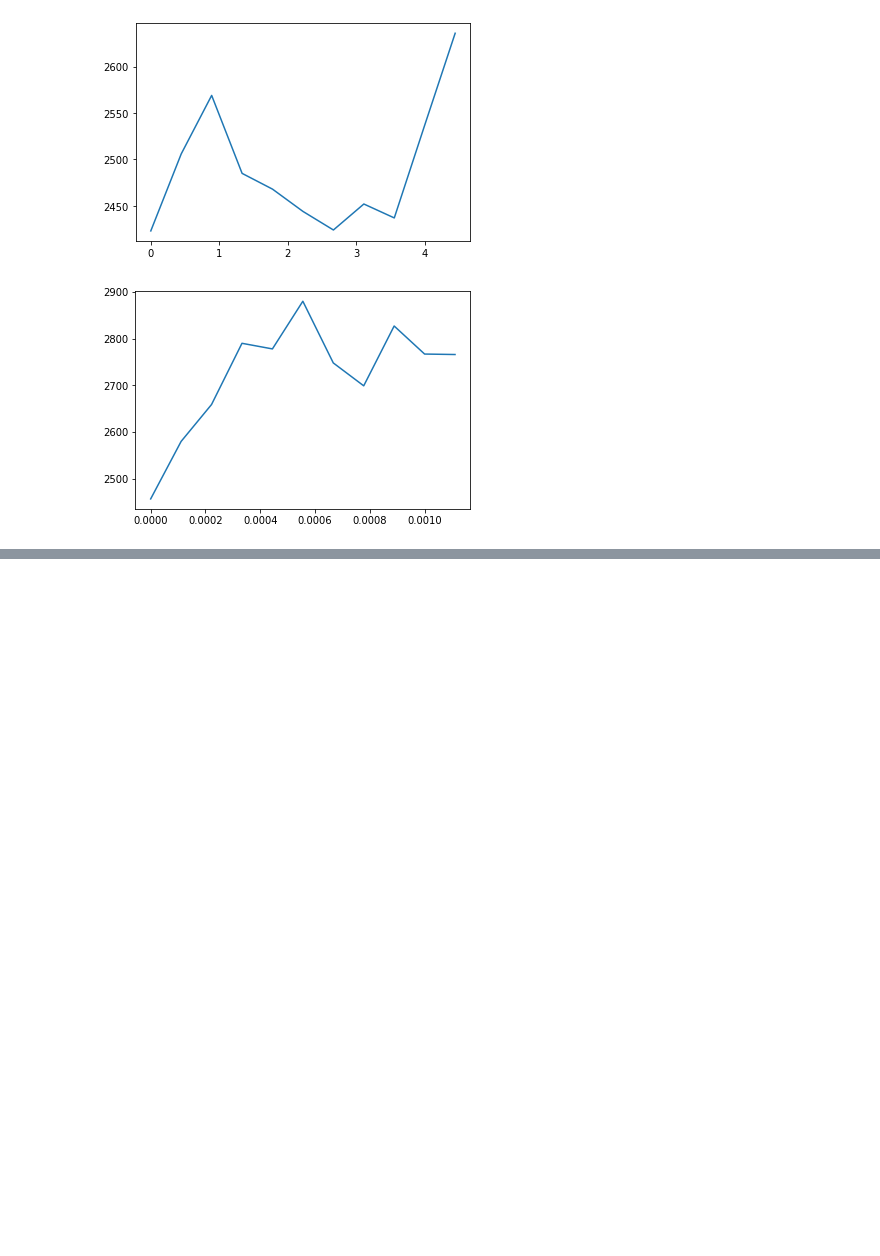
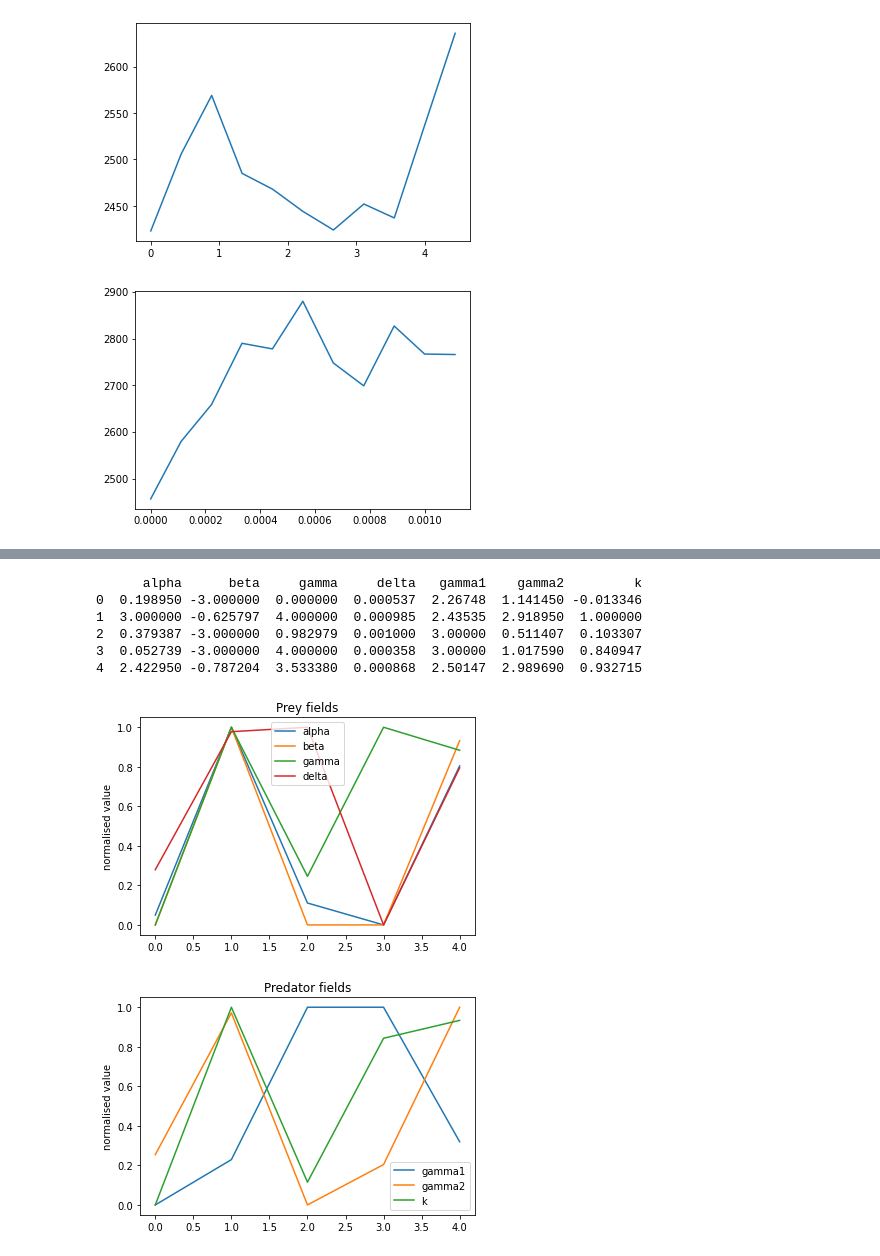
Before and after one commit to ice-cube-1/herring-1, a Jupyter notebook: analysis/various.ipynb, the cells around one changed output, grey strips where cells are left out. Cells and saved outputs as stored; diff of their text form; code cells hidden in the pictures; blank space fills up the shorter version.

```diff
--- a/analysis/various.ipynb
+++ b/analysis/various.ipynb
@@ -89,0 +89,46 @@ for i,val in enumerate(["gamma1","gamma2","k"]):
+# %%
+iterationCount = 5
+prey_fields = ('alpha','beta','gamma','delta')
+predator_fields = ('gamma1','gamma2','k')
+df = pd.DataFrame()
+for i in prey_fields: df[i] = [0 for _ in range(iterationCount)]
+for i in predator_fields: df[i] = [0 for _ in range(iterationCount)]
+for i in range(iterationCount):
+    csv = pd.read_csv(f"prey_output_{i}.csv")
+    best = csv.sort_values(by='alive', ascending=False).head(1).iloc[0]
+    for j in range(4):
+        df.iloc[i,j] = best[j]
+    csv = pd.read_csv(f"predator_output_{i}.csv")
+    best = csv.sort_values(by='alive', ascending=True).head(1).iloc[0]
+    for j in range(4,7):
+        df.iloc[i,j] = best[j]
+print(df)
+# %% [output]
+      alpha      beta     gamma     delta   gamma1    gamma2         k
+0  0.198950 -3.000000  0.000000  0.000537  2.26748  1.141450 -0.013346
+1  3.000000 -0.625797  4.000000  0.000985  2.43535  2.918950  1.000000
+2  0.379387 -3.000000  0.982979  0.001000  3.00000  0.511407  0.103307
+3  0.052739 -3.000000  4.000000  0.000358  3.00000  1.017590  0.840947
+4  2.422950 -0.787204  3.533380  0.000868  2.50147  2.989690  0.932715
+# %%
+def normalize(series):
+    return (series - series.min()) / (series.max() - series.min())
+
+for col in prey_fields:
+    plt.plot(normalize(df[col]), label=col)
+
+plt.legend()
+plt.ylabel("normalised value")
+plt.title("Prey fields")
+plt.show()
+
+for col in predator_fields:
+    plt.plot(normalize(df[col]), label=col)
+
+plt.legend()
+plt.ylabel("normalised value")
+plt.title("Predator fields")
+plt.show()
+# %% [output]
+[figure, added]
+[figure, added]
```
Also changed, not shown: parts of 8 cells of this notebook, 2 other files.
